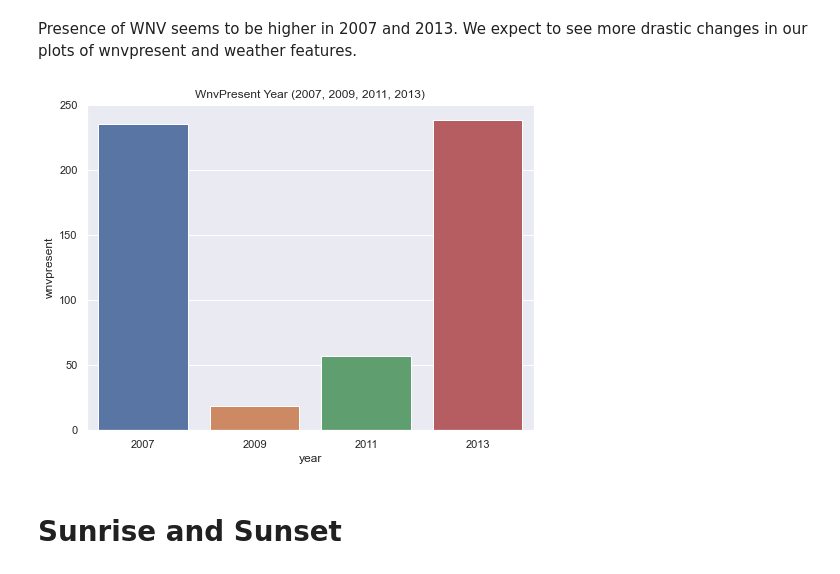
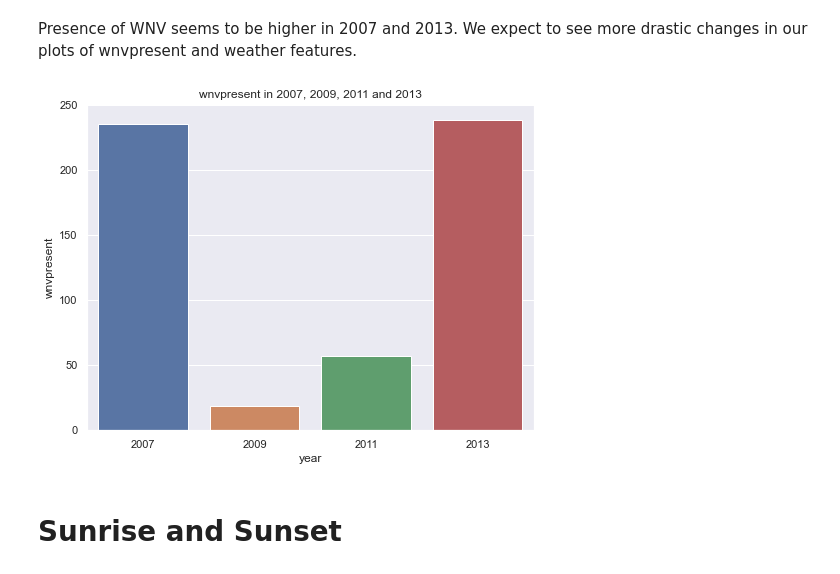
Before and after one commit to Jake-Sudoku/GA-Project-04, a Jupyter notebook: 03-Project04/Proj 4 Test/Project 4 EDA for weather + train dataset.ipynb, the cells around one changed output. Cells and saved outputs as stored; diff of their text form; code cells hidden in the pictures.

```diff
--- a/03-Project04/Proj 4 Test/Project 4 EDA for weather + train dataset.ipynb
+++ b/03-Project04/Proj 4 Test/Project 4 EDA for weather + train dataset.ipynb
@@ -144,9 +157,9 @@ Presence of WNV seems to be higher in 2007 and 2013. We expect to see more drast
 # %%
 plt.figure(figsize=(8,6))
 sns.barplot(data=df_train.groupby(by='year').sum().reset_index(), x='year', y='wnvpresent')
-plt.title('WnvPresent Year (2007, 2009, 2011, 2013)');
+plt.title('wnvpresent in 2007, 2009, 2011 and 2013');
 # %% [output]
-[figure, old version]
+[figure, new version]
 # %% [markdown]
 # Sunrise and Sunset
 # %% [markdown]
```
Also changed, not shown: parts of 8 cells of this notebook.
